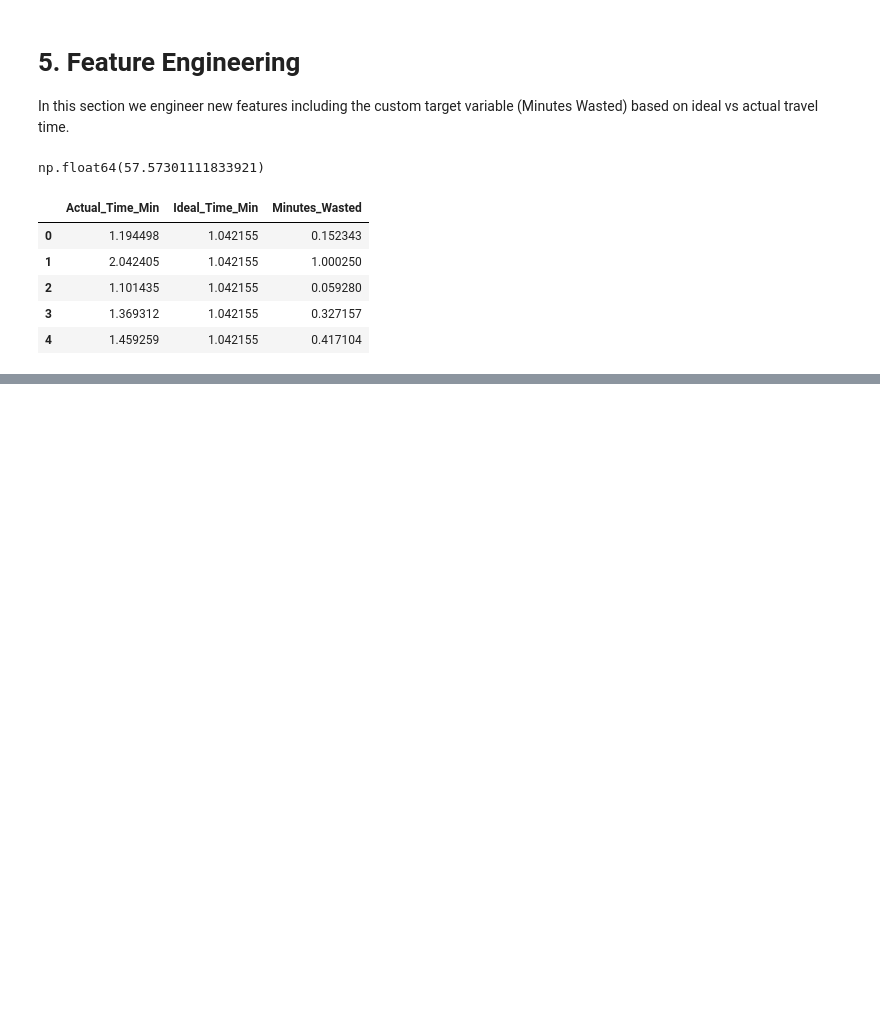
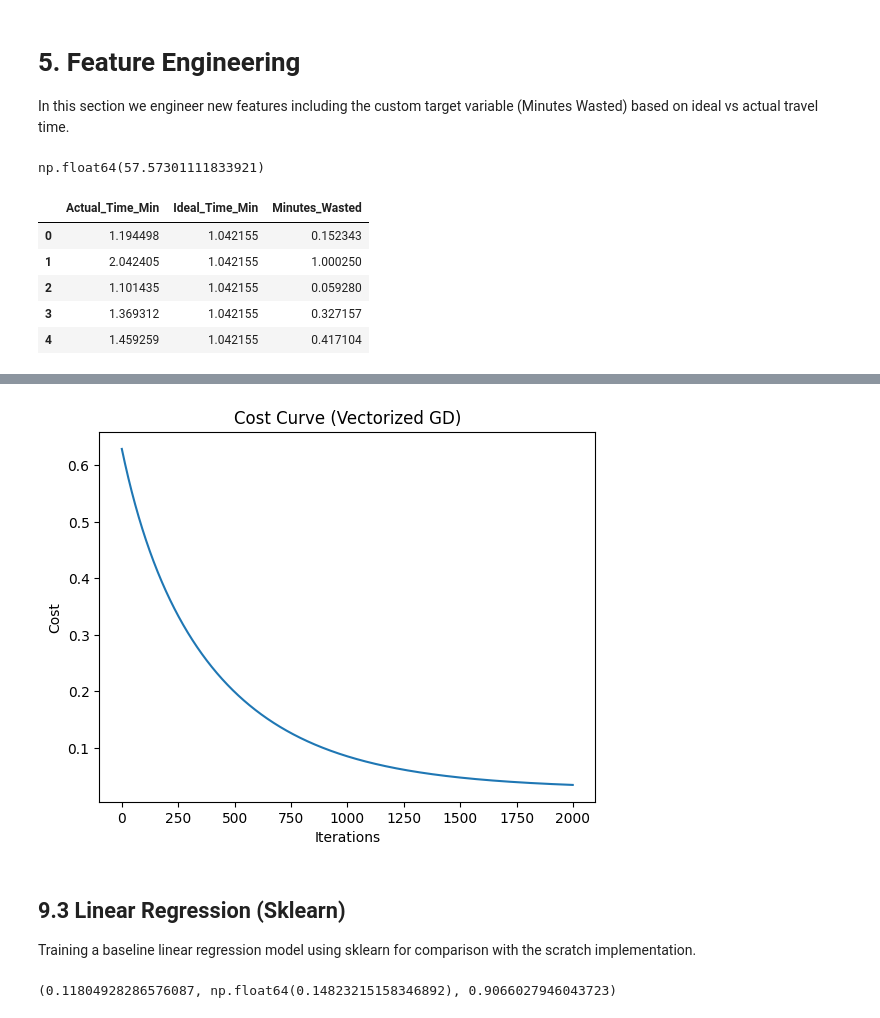
Before and after one commit to parthtiwari-dev/bangalore-traffic-wasted-time-prediction, a Jupyter notebook: notebooks/Traffic_Wasted_Time_Prediction.ipynb, the cells around one changed output, grey strips where cells are left out. Drawn from its saved outputs; the diff is of its cells as text; code cells hidden in the pictures; blank space fills up the shorter version.

```diff
--- a/notebooks/Traffic_Wasted_Time_Prediction.ipynb
+++ b/notebooks/Traffic_Wasted_Time_Prediction.ipynb
@@ -219,0 +362,48 @@ df_clean.to_csv("../data/processed/traffic_cleaned.csv", index=False)
+# %%
+# convert X + y to numpy
+X_train_np = X_train_scaled
+y_train_np = y_train.values.reshape(-1,1)
+
+# number of samples and features
+m, n = X_train_np.shape
+
+# initialize weights
+W = np.zeros((n,1))
+b = 0
+
+lr = 0.001
+epochs = 2000
+
+losses_vec = []
+
+for i in range(epochs):
+
+    # predictions
+    y_pred = X_train_np.dot(W) + b     # vectorized
+
+    # error
+    error = y_pred - y_train_np        # (m,1)
+
+    # gradients
+    dW = (1/m) * X_train_np.T.dot(error)
+    db = (1/m) * np.sum(error)
+
+    # update
+    W -= lr * dW
+    b -= lr * db
+
+    # cost
+    cost = np.mean(error**2)
+    losses_vec.append(cost)
+# %%
+plt.plot(losses_vec)
+plt.title("Cost Curve (Vectorized GD)")
+plt.xlabel("Iterations")
+plt.ylabel("Cost")
+plt.show()
+# %% [output]
+[figure, added]
+# %% [markdown]
+## 9.3 Linear Regression (Sklearn)
+
+Training a baseline linear regression model using sklearn for comparison with the scratch implementation.
@@ -219,0 +414,8 @@ df_clean.to_csv("../data/processed/traffic_cleaned.csv", index=False)
+# %%
+lr_mae = mean_absolute_error(y_test, y_pred_lr)
+lr_rmse = np.sqrt(mean_squared_error(y_test, y_pred_lr))
+lr_r2 = r2_score(y_test, y_pred_lr)
+
+lr_mae, lr_rmse, lr_r2
+# %% [output]
+(0.11804928286576087, np.float64(0.14823215158346892), 0.9066027946043723)
```
Also changed, not shown: parts of 47 cells of this notebook.
